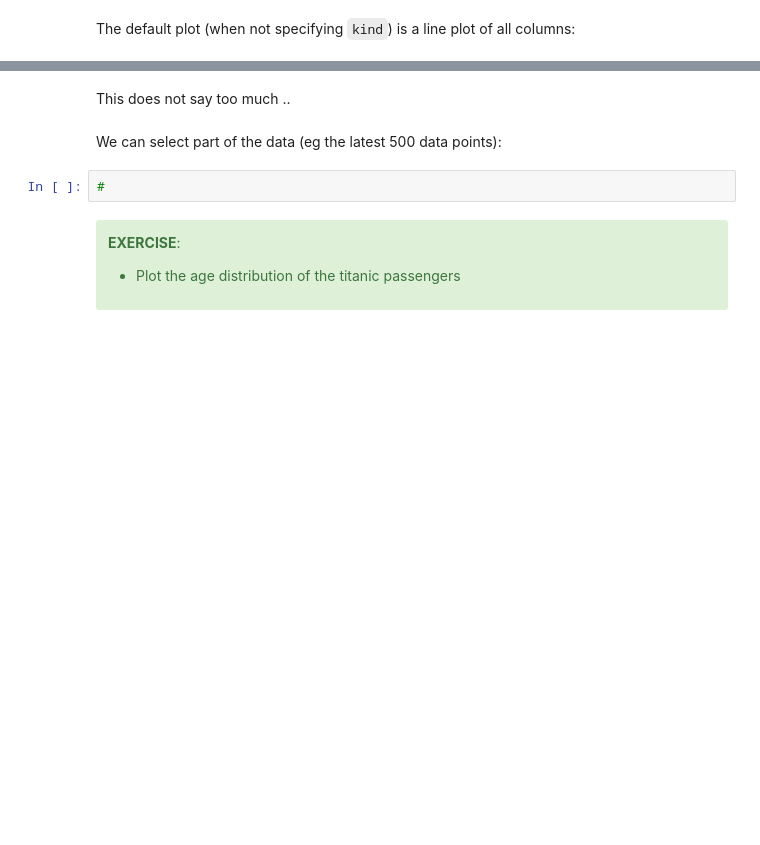
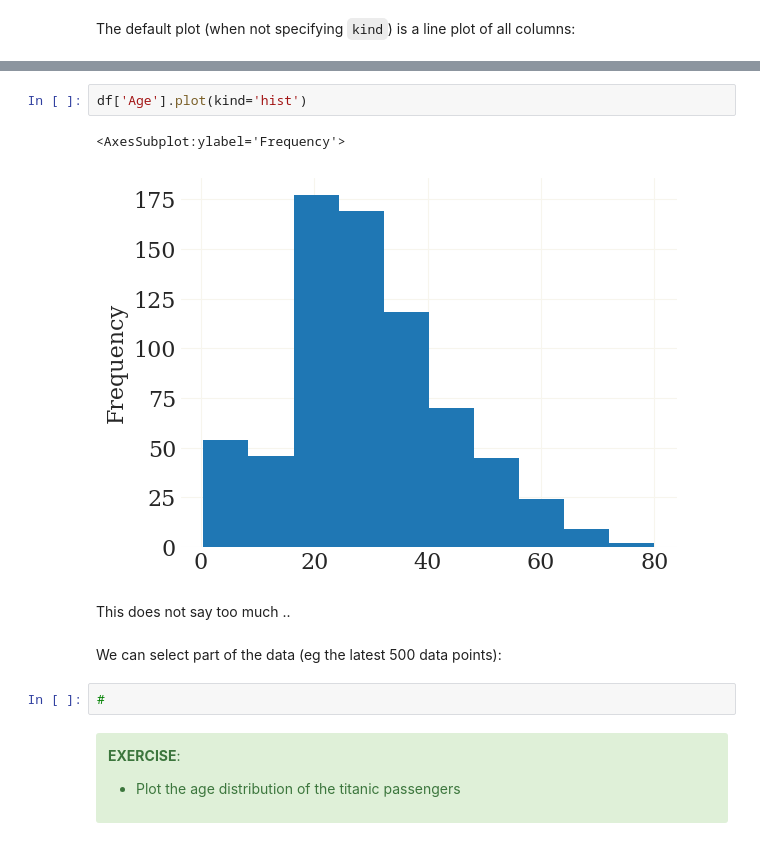
Before and after one commit to OpenSourceEconomics/ose-course-primer, a Jupyter notebook: lecture4_with_notes.ipynb, the cells around one changed output, grey strips where cells are left out. Drawn from its saved outputs; the diff is of its cells as text; blank space fills up the shorter version.

```diff
--- a/lecture4_with_notes.ipynb
+++ b/lecture4_with_notes.ipynb
@@ -462,3 +667,8 @@ The default plot (when not specifying `kind`) is a line plot of all columns:
+# %%
+df['Age'].plot(kind='hist')
+# %% [output]
+<AxesSubplot:ylabel='Frequency'>
+[figure, added]
 # %% [markdown]
 This does not say too much ..
 # %% [markdown]
```
Also changed, not shown: parts of 94 cells of this notebook.
